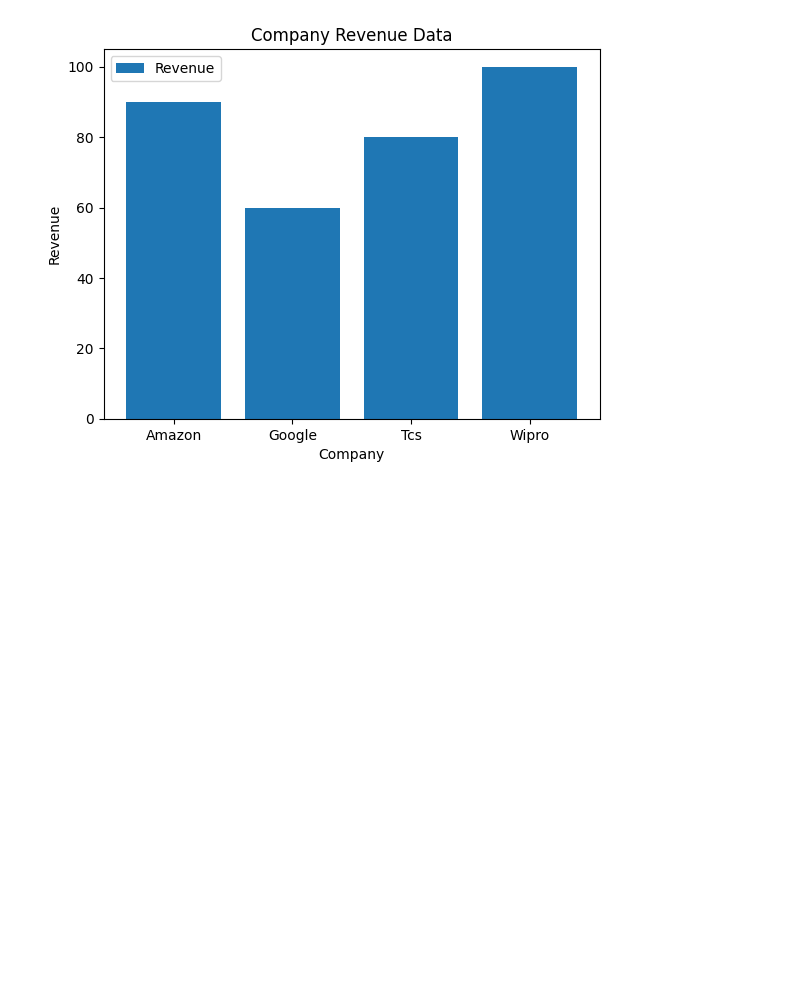
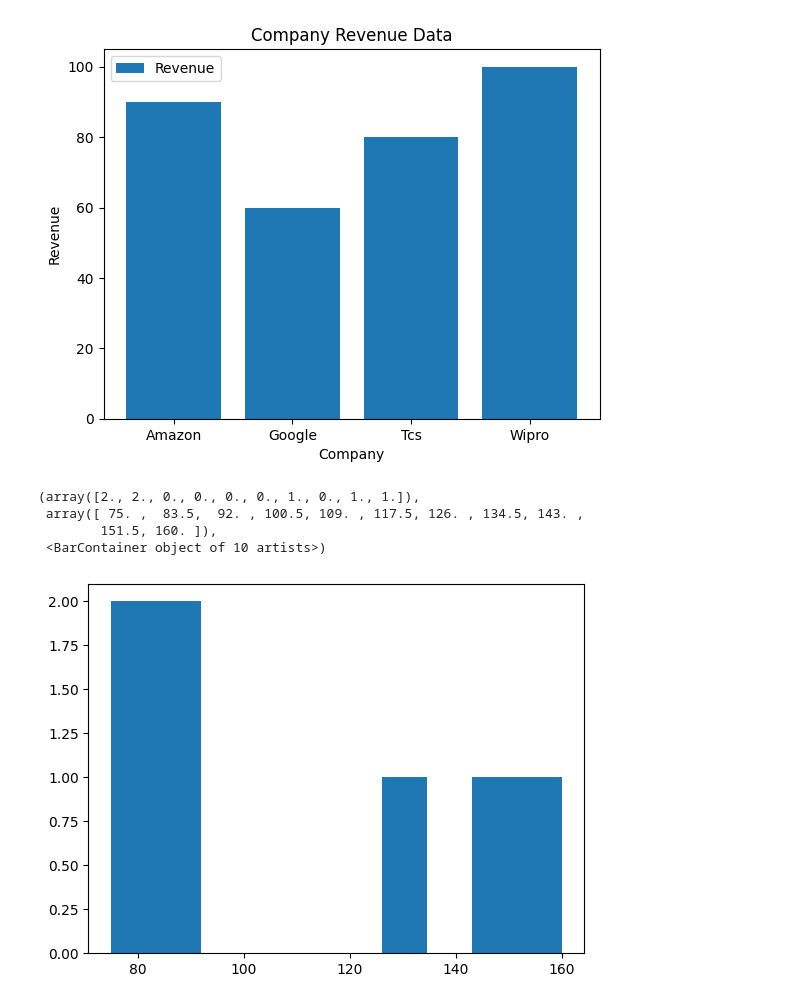
Before and after one commit to MuraliAirody/PyAi_Foundation, a Jupyter notebook: Matplotlib/1_matplotlib.ipynb, the cells around one changed output. Cells and saved outputs as stored; diff of their text form; code cells hidden in the pictures; blank space fills up the shorter version.

Commit message:
Histogram

```diff
--- a/Matplotlib/1_matplotlib.ipynb
+++ b/Matplotlib/1_matplotlib.ipynb
@@ -137,3 +137,24 @@ plt.title("Company Revenue Data")
 # %% [output]
 Text(0.5, 1.0, 'Company Revenue Data')
 [figure]
+# %%
+# Histogram
+# X-axis → data values (blood sugar levels)
+# Y-axis → frequency (count of values in each bin)
+
+
+# Blood sugar readings (numerical data)
+blood_sugar = [80, 75, 90, 134, 89, 145, 160]
+
+# ----------------------------------------------------
+# Default histogram
+# By default, matplotlib automatically chooses the number of bins
+# Each bin represents a range of values
+# ----------------------------------------------------
+plt.hist(blood_sugar)
+# %% [output]
+(array([2., 2., 0., 0., 0., 0., 1., 0., 1., 1.]),
+ array([ 75. ,  83.5,  92. , 100.5, 109. , 117.5, 126. , 134.5, 143. ,
+        151.5, 160. ]),
+ <BarContainer object of 10 artists>)
+[figure, added]
```
Also changed, not shown: parts of 1 cell of this notebook.
